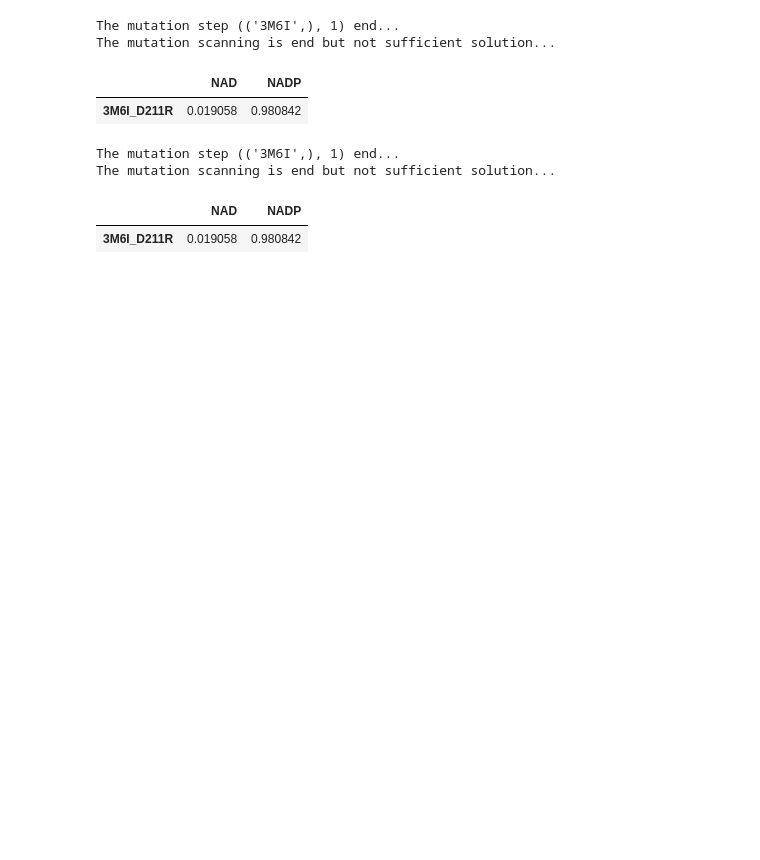
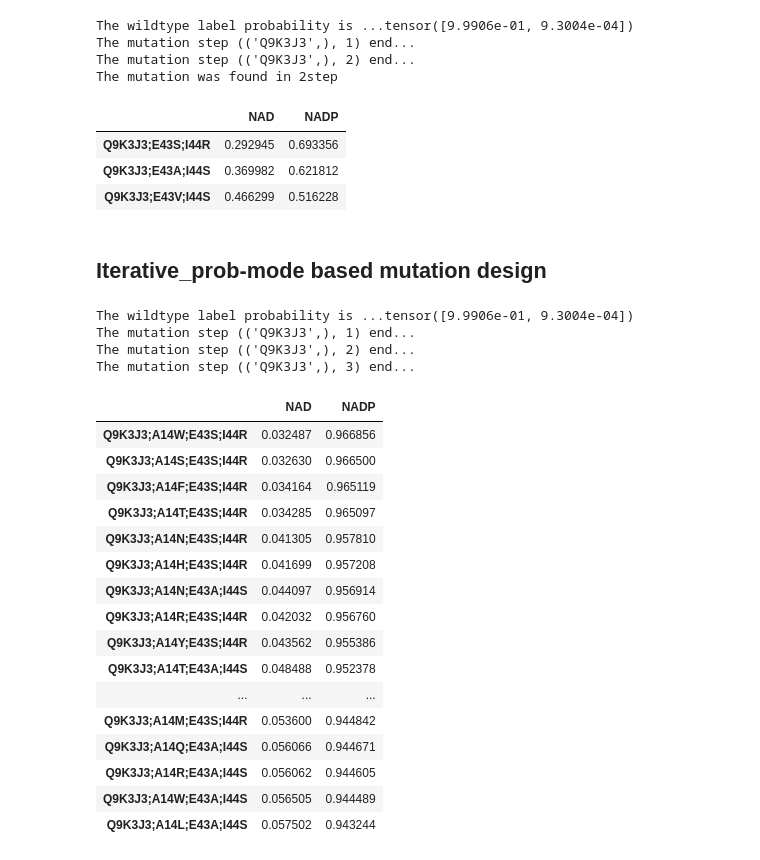
Before and after one commit to SBML-Kimlab/DISCODE, a Jupyter notebook: example/example.ipynb, the cells around one changed output. Drawn from its saved outputs; the diff is of its cells as text; code cells hidden in the pictures; blank space fills up the shorter version.

```diff
--- a/example/example.ipynb
+++ b/example/example.ipynb
@@ -3,5 +5,5 @@ from discode import models, utils
-# %%
-model = models.load("WEIGHT PATH")
+# %%
+model = models.load("/home/sbml/jaehyung/DISCODE/weights/weights.pt")
 # %%
 model
 # %% [output]
@@ -58,28 +77,47 @@ The mutation was derived in 1 mutations. Iteration stopped.
 # %%
-utils.scan_switch_mutation(model = model,
-                           max_num_mutation = 1,
-                           max_num_solution = 20,
-                           prob_thres = 0.5,
-                           name = name,
-                           sequence = sequence,
-                           pickle_path = "PICKLE PATH",
-                           mode = "iterative_num")
+iter_num = utils.scan_switch_mutation(model = model,
+                                      max_num_mutation = 3,
+                                      name = name,
+                                      sequence = sequence,
+                                      mode = "iterative_num")
+iter_num
 # %% [output]
-The mutation step (('3M6I',), 1) end...
-The mutation scanning is end but not sufficient solution...
+The wildtype label probability is ...tensor([9.9906e-01, 9.3004e-04])
+The mutation step (('Q9K3J3',), 1) end...
+The mutation step (('Q9K3J3',), 2) end...
+The mutation was found in 2step
 |  | NAD | NADP |
-| 3M6I_D211R | 0.019058 | 0.980842 |
+| Q9K3J3;E43S;I44R | 0.292945 | 0.693356 |
+| Q9K3J3;E43A;I44S | 0.369982 | 0.621812 |
+| Q9K3J3;E43V;I44S | 0.466299 | 0.516228 |
+# %% [markdown]
+## Iterative_prob-mode based mutation design
 # %%
-utils.scan_switch_mutation(model = model,
-                           max_num_mutation = 1,
-                           max_num_solution = 20,
-                           prob_thres = 0.5,
-                           name = name,
-                           sequence = sequence,
-                           pickle_path = "PICKLE PATH",
-                           mode = "iterative_prob")
+iter_prob = utils.scan_switch_mutation(model = model,
+                                       max_num_mutation = 3,
+                                       name = name,
+                                       sequence = sequence,
+                                       mode = "iterative_prob")
+iter_prob
 # %% [output]
-The mutation step (('3M6I',), 1) end...
-The mutation scanning is end but not sufficient solution...
+The wildtype label probability is ...tensor([9.9906e-01, 9.3004e-04])
+The mutation step (('Q9K3J3',), 1) end...
+The mutation step (('Q9K3J3',), 2) end...
+The mutation step (('Q9K3J3',), 3) end...
 |  | NAD | NADP |
-| 3M6I_D211R | 0.019058 | 0.980842 |
+| Q9K3J3;A14W;E43S;I44R | 0.032487 | 0.966856 |
+| Q9K3J3;A14S;E43S;I44R | 0.032630 | 0.966500 |
+| Q9K3J3;A14F;E43S;I44R | 0.034164 | 0.965119 |
+| Q9K3J3;A14T;E43S;I44R | 0.034285 | 0.965097 |
+| Q9K3J3;A14N;E43S;I44R | 0.041305 | 0.957810 |
+| Q9K3J3;A14H;E43S;I44R | 0.041699 | 0.957208 |
+| Q9K3J3;A14N;E43A;I44S | 0.044097 | 0.956914 |
+| Q9K3J3;A14R;E43S;I44R | 0.042032 | 0.956760 |
+| Q9K3J3;A14Y;E43S;I44R | 0.043562 | 0.955386 |
+| Q9K3J3;A14T;E43A;I44S | 0.048488 | 0.952378 |
+| ... | ... | ... |
+| Q9K3J3;A14M;E43S;I44R | 0.053600 | 0.944842 |
+| Q9K3J3;A14Q;E43A;I44S | 0.056066 | 0.944671 |
+| Q9K3J3;A14R;E43A;I44S | 0.056062 | 0.944605 |
+| Q9K3J3;A14W;E43A;I44S | 0.056505 | 0.944489 |
+| Q9K3J3;A14L;E43A;I44S | 0.057502 | 0.943244 |
```
Also changed, not shown: parts of 13 cells of this notebook.
